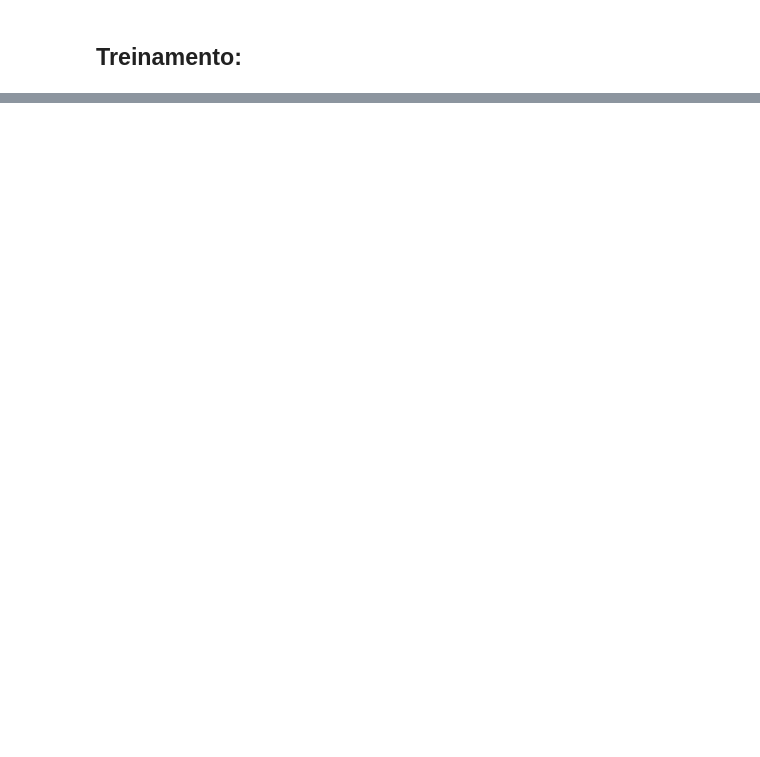
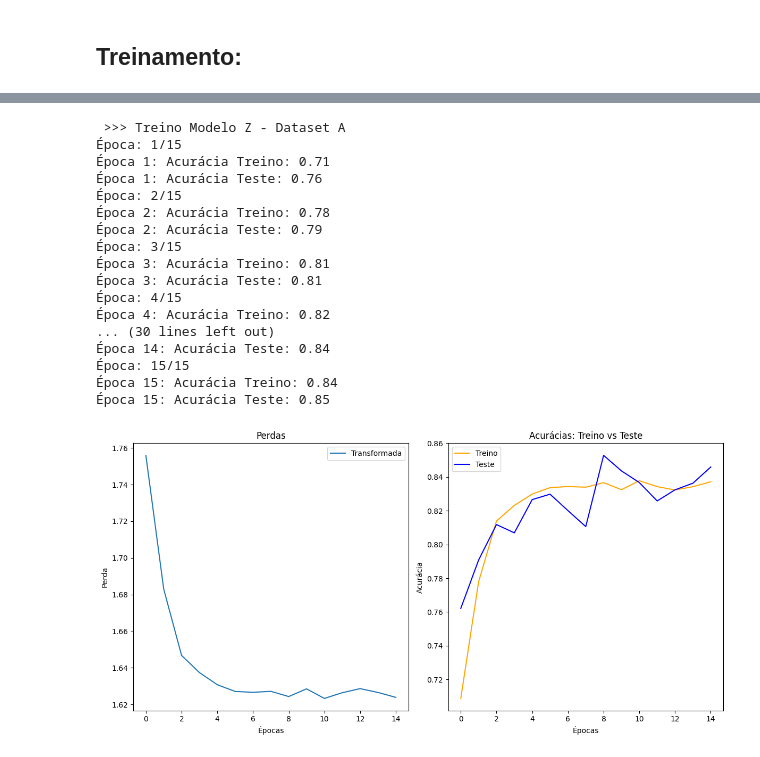
Before and after one commit to Od4ir/ML-Convolutional_Neural_Network, a Jupyter notebook: MLP.ipynb, the cells around one changed output, grey strips where cells are left out. Saved outputs shown, nothing was run; the diff lists cells and outputs as text; code cells hidden in the pictures; blank space fills up the shorter version.

```diff
--- a/MLP.ipynb
+++ b/MLP.ipynb
@@ -305,0 +392,28 @@ plot_vetores_de_peso(modelo4, dimensao=28)
+# %%
+modelo_z_a = MLP_Modelo_Z(28 * 28, 10).to('cuda')
+perda_z = nn.CrossEntropyLoss()
+otimizador_z_a = torch.optim.Adam(modelo_z_a.parameters(), lr=0.001)
+# %%
+#### Dataset A
+print(" >>> Treino Modelo Z - Dataset A")
+lista_perdas_z_A, acuracias_teste_z_A, acuracias_treino_z_A = treino(modelo_z_a, otimizador_z_a, perda_z, treino_loader_A, teste_loader_A, num_epocas=15)
+plot_side_by_side(lista_perdas_z_A, acuracias_treino_z_A, acuracias_teste_z_A)
+# %% [output]
+ >>> Treino Modelo Z - Dataset A
+Época: 1/15
+Época 1: Acurácia Treino: 0.71
+Época 1: Acurácia Teste: 0.76
+Época: 2/15
+Época 2: Acurácia Treino: 0.78
+Época 2: Acurácia Teste: 0.79
+Época: 3/15
+Época 3: Acurácia Treino: 0.81
+Época 3: Acurácia Teste: 0.81
+Época: 4/15
+Época 4: Acurácia Treino: 0.82
+... (30 lines left out)
+Época 14: Acurácia Teste: 0.84
+Época: 15/15
+Época 15: Acurácia Treino: 0.84
+Época 15: Acurácia Teste: 0.85
+[figure, added]
```
Also changed, not shown: parts of 97 cells of this notebook, 5 other files.
